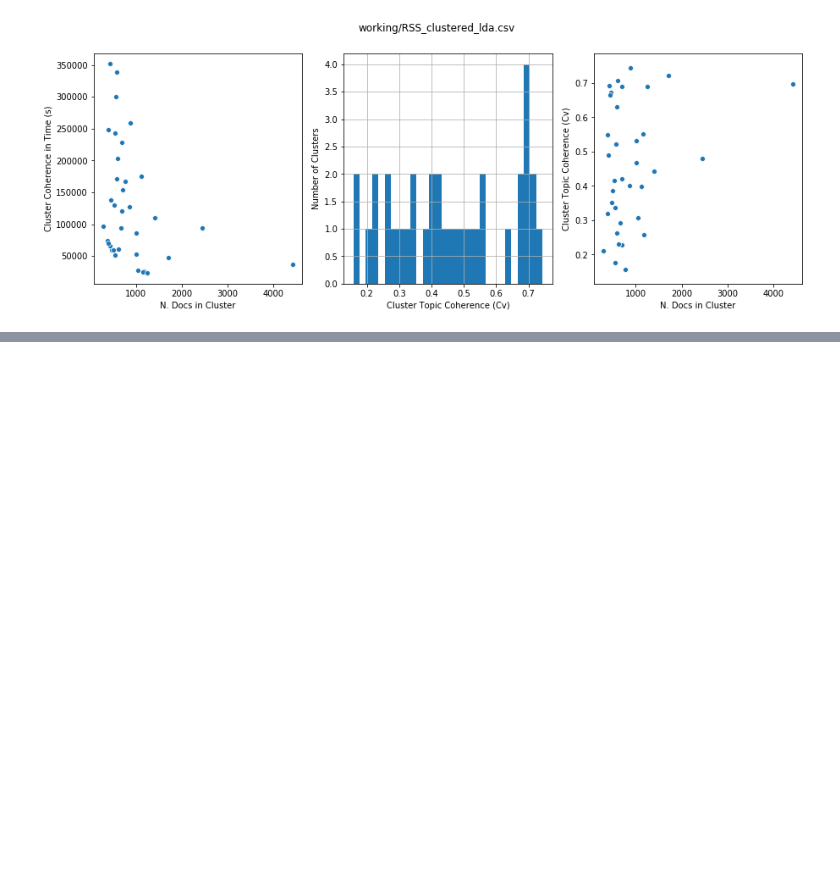
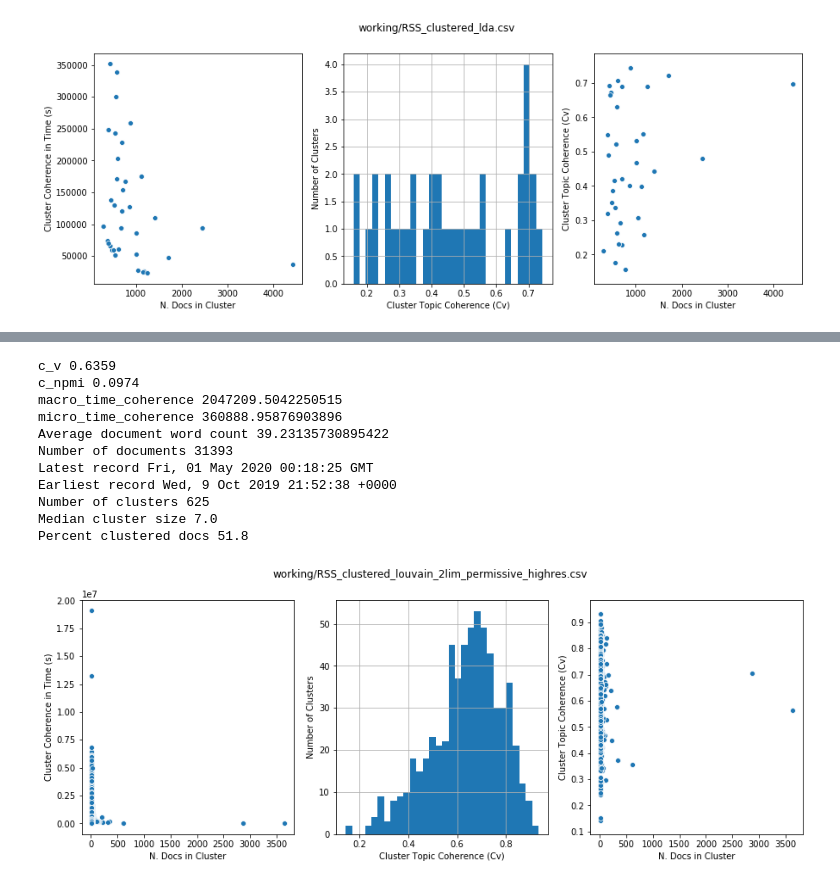
Before and after one commit to MartinChrisWood/news_crow, a Jupyter notebook: 04_clustering_metrics_RSS.ipynb, the cells around one changed output, grey strips where cells are left out. Saved outputs shown, nothing was run; the diff lists cells and outputs as text; code cells hidden in the pictures; blank space fills up the shorter version.

```diff
--- a/04_clustering_metrics_RSS.ipynb
+++ b/04_clustering_metrics_RSS.ipynb
@@ -143,0 +144,4 @@ Percent clustered docs 50.5
+# %%
+for key, value in net2h_stats.items():
+    if "examples" in key:
+        print (key, value)
@@ -143,0 +152,21 @@ Percent clustered docs 50.5
+# %%
+from importlib import reload
+reload(reporter)
+net2h_stats, net2h_coherences, net2h_topics_results = reporter.report_corpus_model_coherence("working/RSS_clustered_louvain_2lim_permissive_highres.csv")
+
+for key, value in net2h_stats.items():
+    if "examples" not in key:
+        print (key, value)
+# %% [output]
+c_v 0.6359
+c_npmi 0.0974
+macro_time_coherence 2047209.5042250515
+micro_time_coherence 360888.95876903896
+Average document word count 39.23135730895422
+Number of documents 31393
+Latest record Fri, 01 May 2020 00:18:25 GMT
+Earliest record Wed, 9 Oct 2019 21:52:38 +0000
+Number of clusters 625
+Median cluster size 7.0
+Percent clustered docs 51.8
+[figure, added]
```
Also changed, not shown: parts of 10 cells of this notebook, 5 other files.
